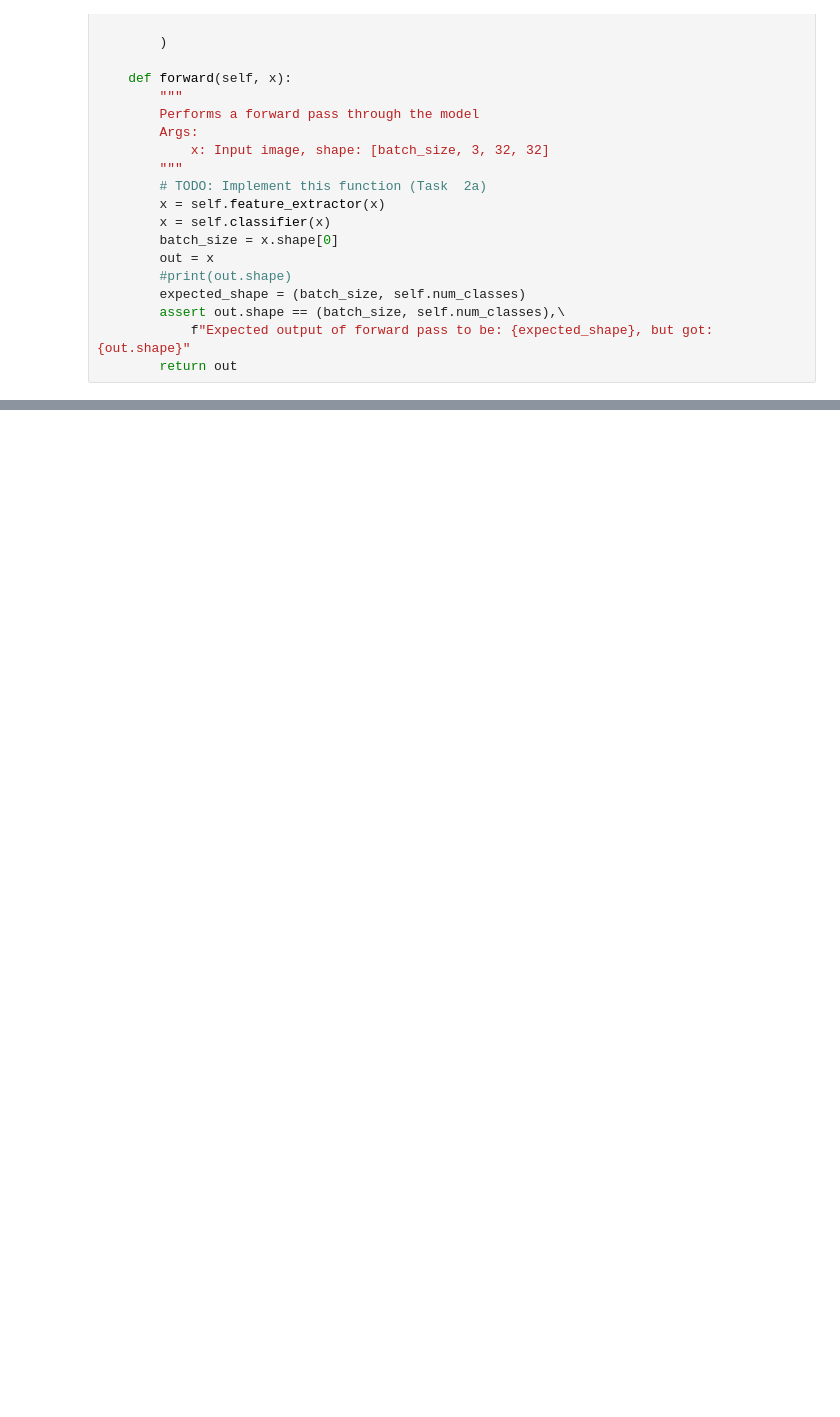
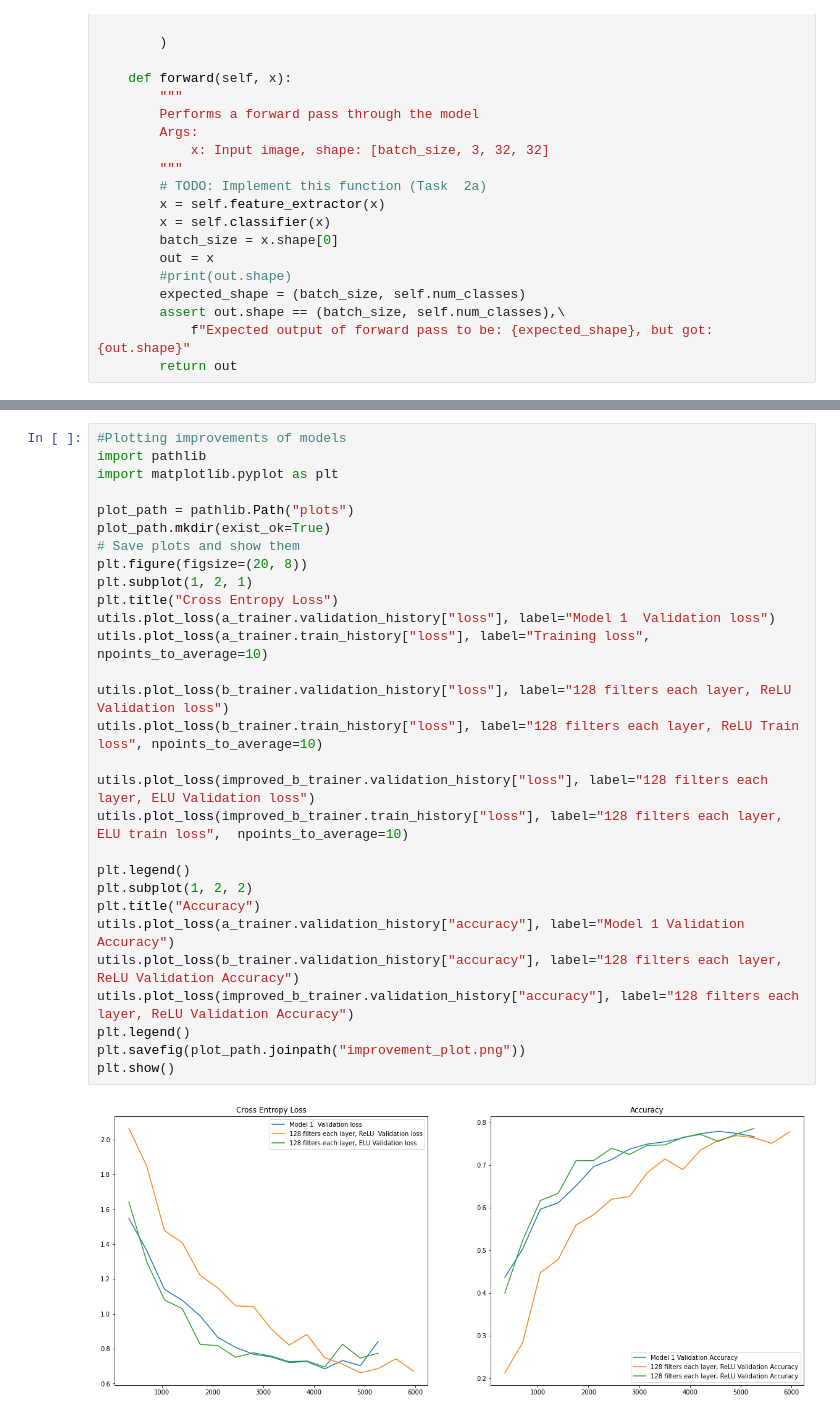
Before and after one commit to martahal/Computer-Vision-and-Deep-Learning, a Jupyter notebook: assignment3/task3_train.ipynb, the cells around one changed output, grey strips where cells are left out. Cells and saved outputs as stored; diff of their text form; blank space fills up the shorter version.

```diff
--- a/assignment3/task3_train.ipynb
+++ b/assignment3/task3_train.ipynb
@@ -367,0 +599,31 @@ class Task3bModel(nn.Module):
+# %%
+#Plotting improvements of models
+import pathlib
+import matplotlib.pyplot as plt
+
+plot_path = pathlib.Path("plots")
+plot_path.mkdir(exist_ok=True)
+# Save plots and show them
+plt.figure(figsize=(20, 8))
+plt.subplot(1, 2, 1)
+plt.title("Cross Entropy Loss")
+utils.plot_loss(a_trainer.validation_history["loss"], label="Model 1  Validation loss")
+utils.plot_loss(a_trainer.train_history["loss"], label="Training loss", npoints_to_average=10)
+
+utils.plot_loss(b_trainer.validation_history["loss"], label="128 filters each layer, ReLU  Validation loss")
+utils.plot_loss(b_trainer.train_history["loss"], label="128 filters each layer, ReLU Train loss", npoints_to_average=10)
+
+utils.plot_loss(improved_b_trainer.validation_history["loss"], label="128 filters each layer, ELU Validation loss")
+utils.plot_loss(improved_b_trainer.train_history["loss"], label="128 filters each layer, ELU train loss",  npoints_to_average=10)
+
+plt.legend()
+plt.subplot(1, 2, 2)
+plt.title("Accuracy")
+utils.plot_loss(a_trainer.validation_history["accuracy"], label="Model 1 Validation Accuracy")
+utils.plot_loss(b_trainer.validation_history["accuracy"], label="128 filters each layer, ReLU Validation Accuracy")
+utils.plot_loss(improved_b_trainer.validation_history["accuracy"], label="128 filters each layer, ReLU Validation Accuracy")
+plt.legend()
+plt.savefig(plot_path.joinpath("improvement_plot.png"))
+plt.show()
+# %% [output]
+[figure, added]
```
Also changed, not shown: parts of 5 cells of this notebook, 8 other files.
